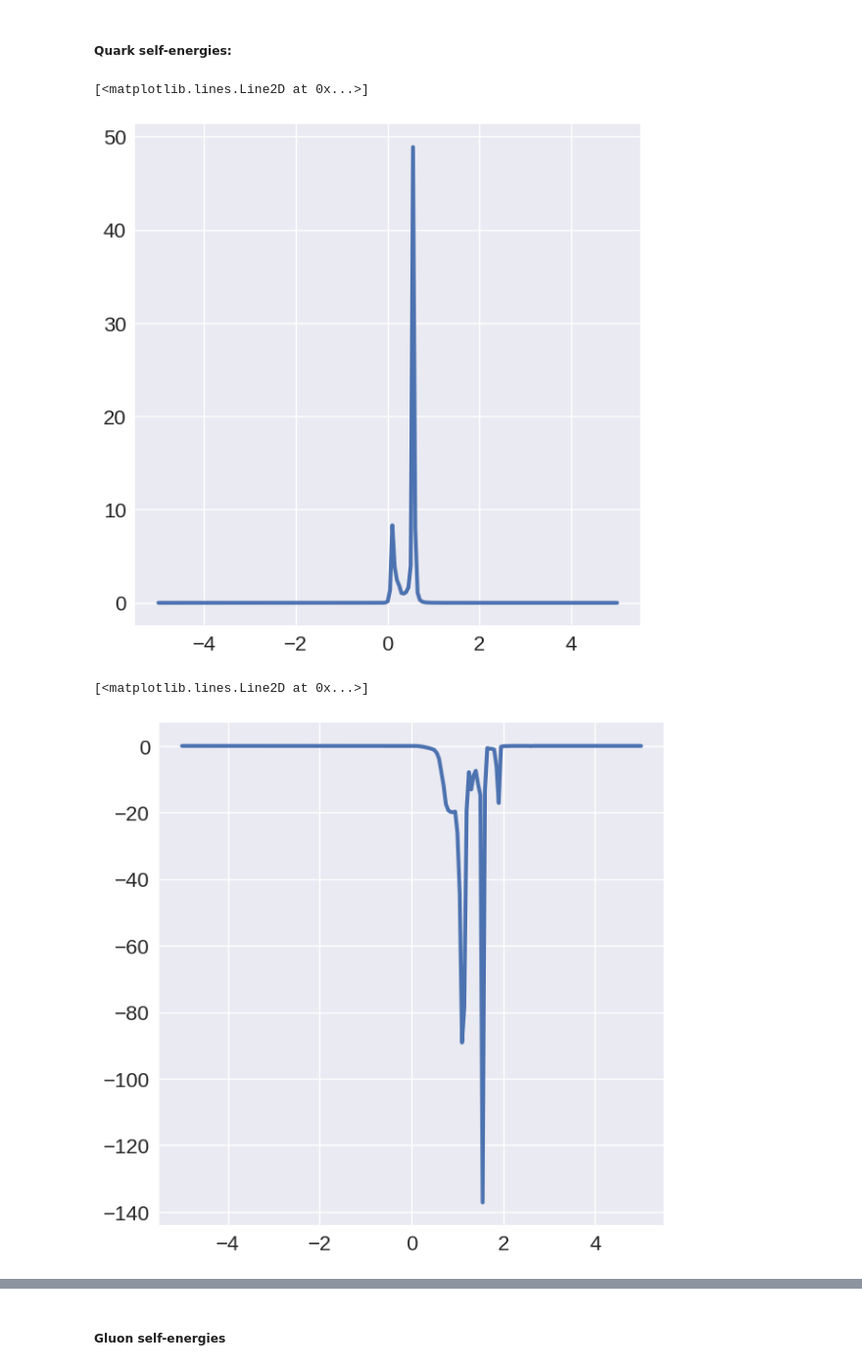
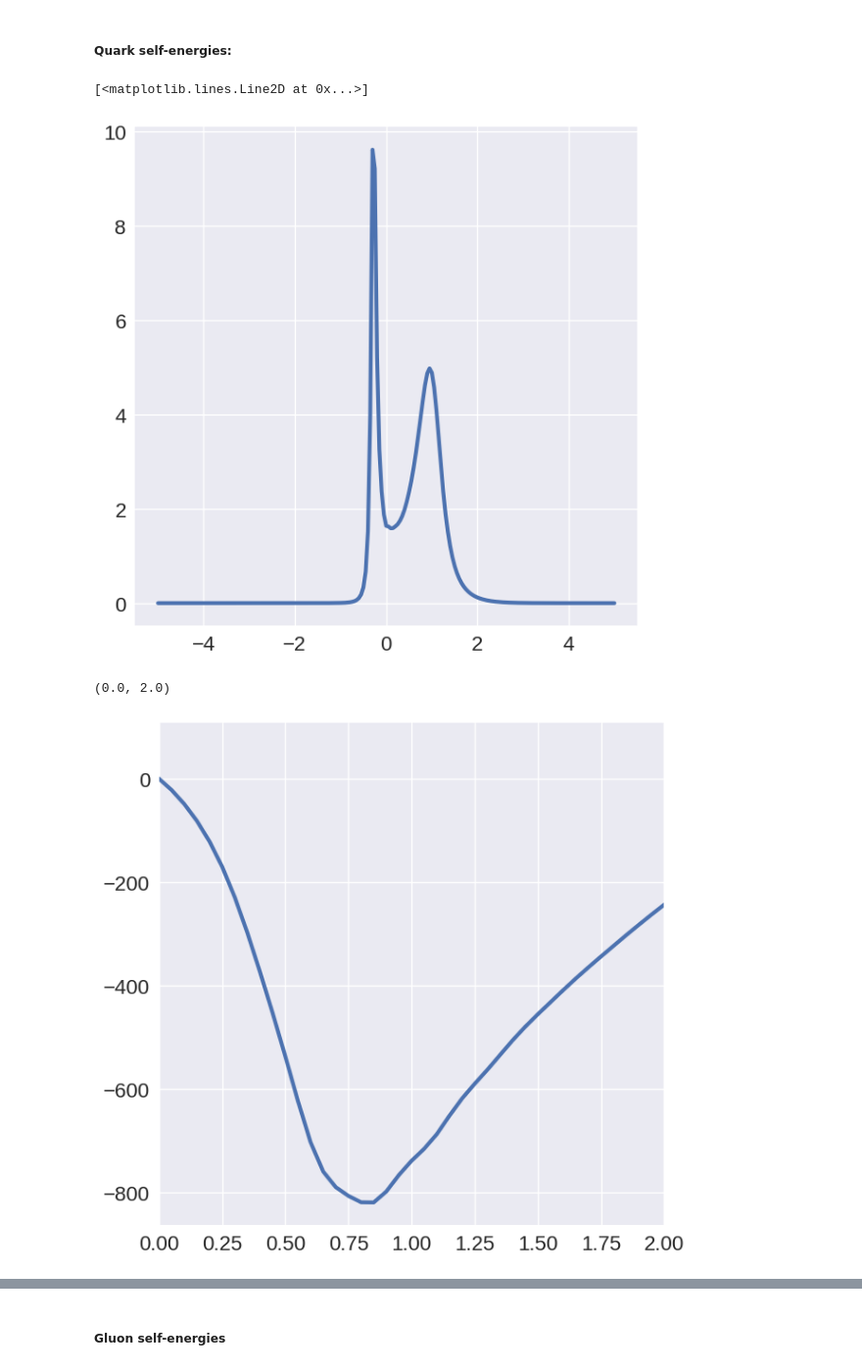
Before and after one commit to k-maslov/TMQGP, a Jupyter notebook: ipy/TMQGP/run/ParallelDump_Q.ipynb, the cells around one changed output, grey strips where cells are left out. Shown at 98% size. Drawn from its saved outputs; the diff is of its cells as text; code cells hidden in the pictures.

```diff
--- a/ipy/TMQGP/run/ParallelDump_Q.ipynb
+++ b/ipy/TMQGP/run/ParallelDump_Q.ipynb
@@ -13,4 +13,6 @@ NTHR = 14
 # %%
 erange = linspace(-5, 5, 201)
 qrange = linspace(0, 5, 101)
+# %%
+mQ = 0.5
 # %%
@@ -19,8 +21,8 @@ gluon_0 = Particle(1., qrange, erange, eps=2e-2, stat='b', d=16)
 gluon_0 = Particle(1., qrange, erange, eps=2e-2, stat='b', d=16)
 # %%
 T = 0.15
-G = 25.
-L = 0.7
+G = 9
+L = 0.4
 screen = 1.5
 # %% [markdown]
 ## Check the resonance position
@@ -60,7 +66,7 @@ plt.plot(ch_gluon_test.erange, ch_gluon_test.ImS[:, 0])
 # %%
 erange = linspace(-5, 5, 201)
 qrange = linspace(0, 5, 51)
-quark_run = Particle(0.5, qrange, erange, eps=2e-2)
+quark_run = Particle(mQ, qrange, erange, eps=2e-2)
 gluon_run = Particle(1., qrange, erange, eps=2e-2, stat='b', d=16)
 # %%
 chss = []
@@ -80,10 +86,10 @@ while delta > 1e-4:
 
     channels_Q = dict()
 
-    channels_Q['qq3'] = Channel(quark_run, quark_run, T, G=G, ds=4, da=3, Fa=1/2, screen=screen)
-    channels_Q['qq6'] = Channel(quark_run, quark_run, T, G=G, ds=4, da=6, Fa=1/4, screen=screen)
+#     channels_Q['qq3'] = Channel(quark_run, quark_run, T, G=G, ds=4, da=3, Fa=1/2, screen=screen)
+#     channels_Q['qq6'] = Channel(quark_run, quark_run, T, G=G, ds=4, da=6, Fa=1/4, screen=screen)
     channels_Q['qa1'] = Channel(quark_run, quark_run, T, G=G, ds=4, da=1, Fa=1, screen=screen)
-    channels_Q['qa8'] = Channel(quark_run, quark_run, T, G=G, ds=4, da=8, Fa=1/8, screen=screen)
+#     channels_Q['qa8'] = Channel(quark_run, quark_run, T, G=G, ds=4, da=8, Fa=1/8, screen=screen)
 
 #     channels_Q['qg3'] = Channel(quark_run, gluon_run, T, G=G, ds=6, da=3, Fa=9/8, screen=screen)
 #     channels_Q['qg6'] = Channel(quark_run, gluon_run, T, G=G, ds=6, da=6, Fa=3/8, screen=screen)
@@ -175,11 +204,11 @@ n_iter = -1
 plt.plot(erange, pts[n_iter][0].Rtab[:, 0])
 # %% [output]
 [<matplotlib.lines.Line2D at 0x...>]
-[figure, old version]
+[figure, new version]
 # %%
 plt.plot(erange, imag(chss[n_iter][0]['qa1'].TM[:, 0]))
-# plt.xlim(0, 2)
+plt.xlim(0, 2)
 # %% [output]
-[<matplotlib.lines.Line2D at 0x...>]
+(0.0, 2.0)
-[figure, old version]
+[figure, new version]
 # %%
```
Also changed, not shown: parts of 12 cells of this notebook, 9 other files.
